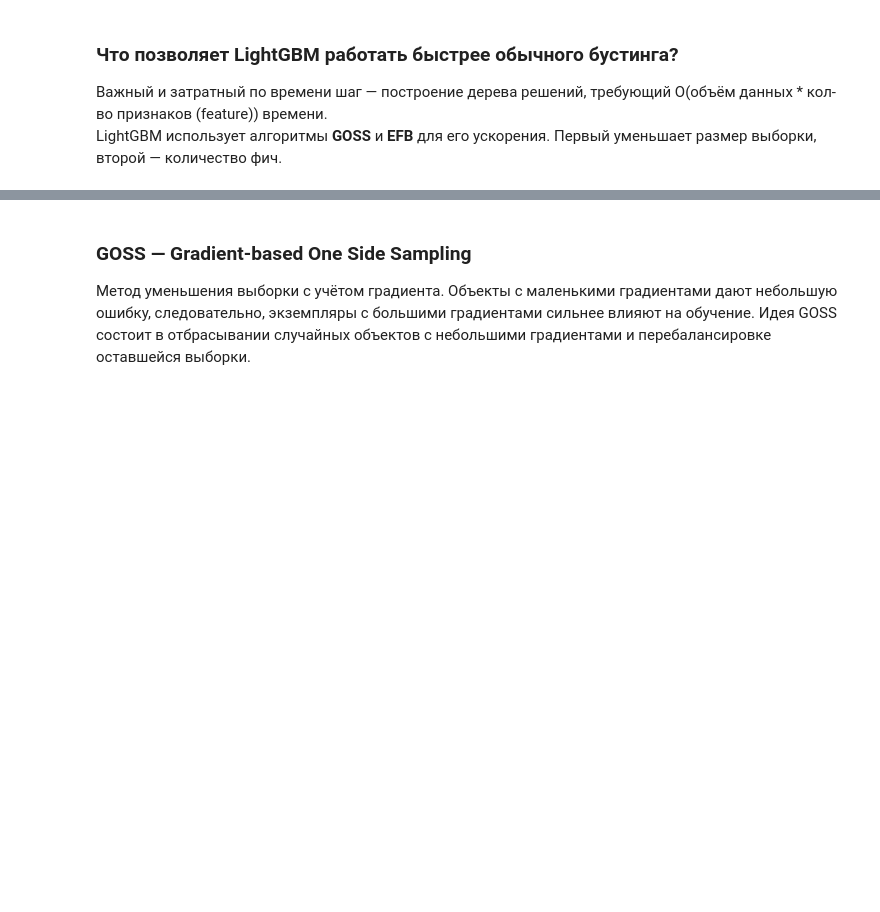
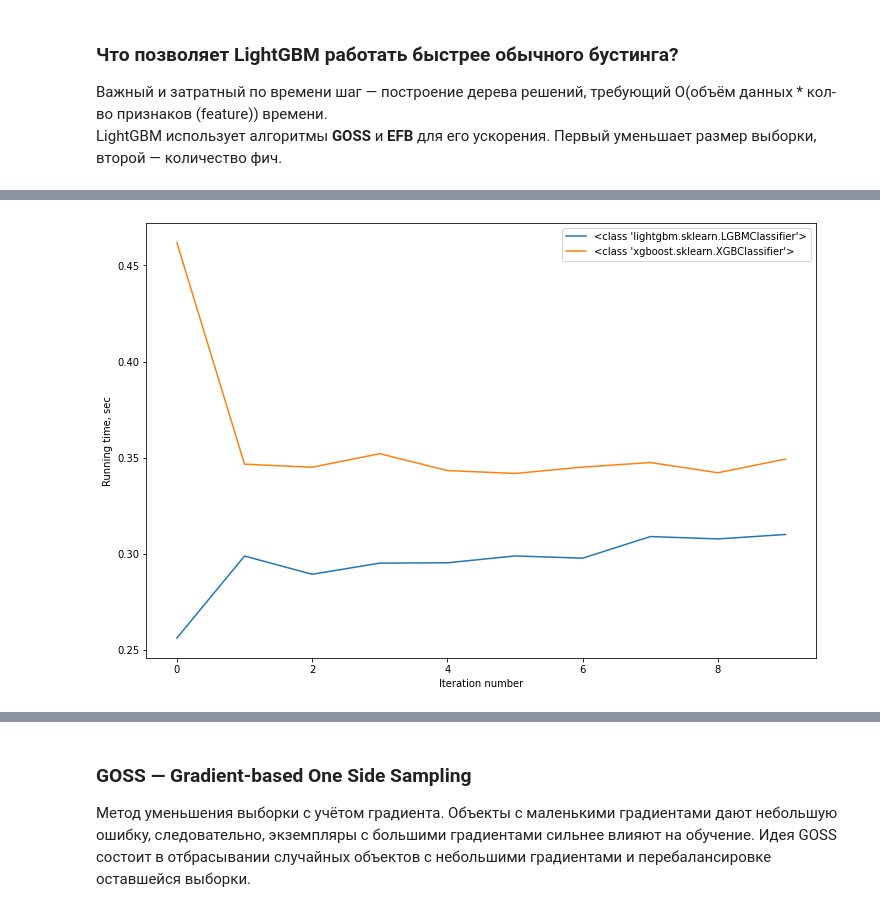
Before and after one commit to samstikhin/ml2023, a Jupyter notebook: 05-Boosting/4-LightGBM.ipynb, the cells around one changed output, grey strips where cells are left out. Drawn from its saved outputs; the diff is of its cells as text; code cells hidden in the pictures; blank space fills up the shorter version.

```diff
--- a/05-Boosting/4-LightGBM.ipynb
+++ b/05-Boosting/4-LightGBM.ipynb
@@ -9,0 +79,4 @@ LightGBM использует алгоритмы **GOSS** и **EFB** для ег
+# %%
+plot_classifiers_time(times[:2], names[:2], 'Running time, sec')
+# %% [output]
+[figure, added]
```
Also changed, not shown: parts of 23 cells of this notebook.
